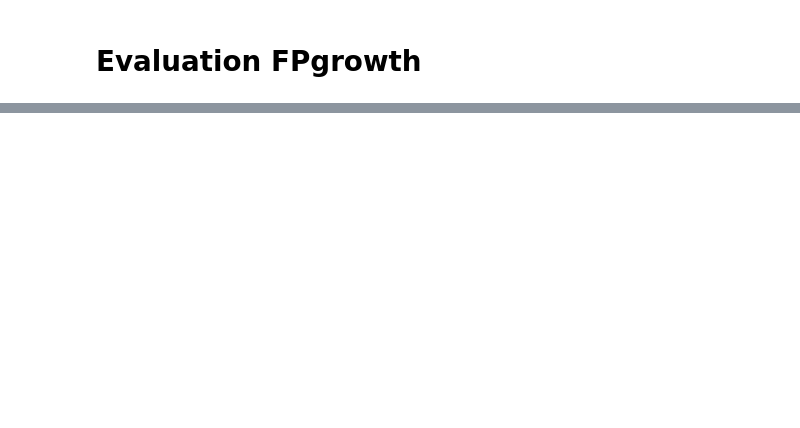
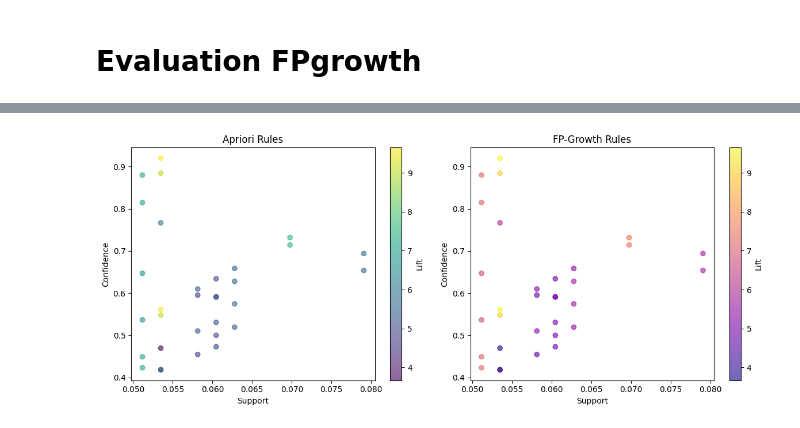
Before and after one commit to elgazar04/BI-Project, a Jupyter notebook: Assosiation Rule/Model/Models.ipynb, the cells around one changed output, grey strips where cells are left out. Cells and saved outputs as stored; diff of their text form; code cells hidden in the pictures; blank space fills up the shorter version.

```diff
--- a/Assosiation Rule/Model/Models.ipynb
+++ b/Assosiation Rule/Model/Models.ipynb
@@ -169,0 +214,22 @@ rules_fp[["antecedents", "consequents", "support", "confidence", "lift"]].head(1
+# %%
+# Visualize rules - Support vs Confidence
+plt.figure(figsize=(12, 5))
+
+plt.subplot(1, 2, 1)
+plt.scatter(rules_ap['support'], rules_ap['confidence'], c=rules_ap['lift'], cmap='viridis', alpha=0.6)
+plt.colorbar(label='Lift')
+plt.xlabel('Support')
+plt.ylabel('Confidence')
+plt.title('Apriori Rules')
+
+plt.subplot(1, 2, 2)
+plt.scatter(rules_fp['support'], rules_fp['confidence'], c=rules_fp['lift'], cmap='plasma', alpha=0.6)
+plt.colorbar(label='Lift')
+plt.xlabel('Support')
+plt.ylabel('Confidence')
+plt.title('FP-Growth Rules')
+
+plt.tight_layout()
+plt.show()
+# %% [output]
+[figure, added]
```
Also changed, not shown: parts of 9 cells of this notebook, 3 other files.
